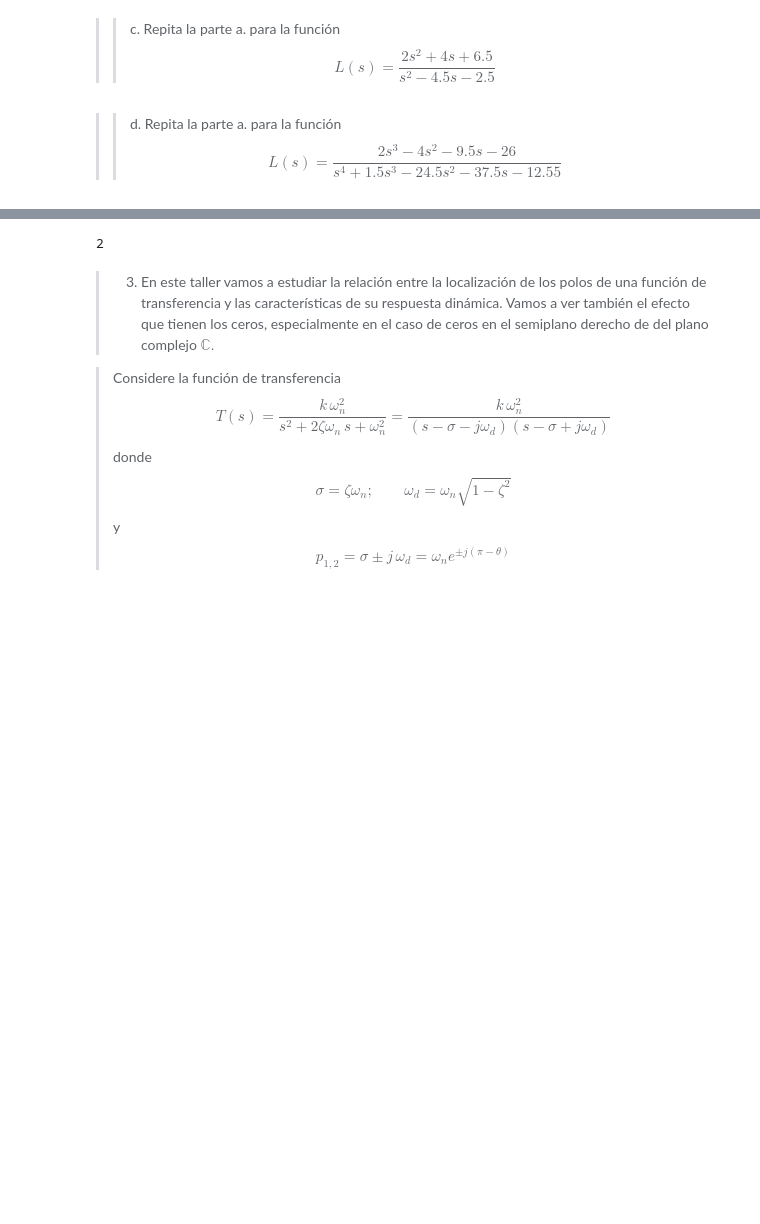
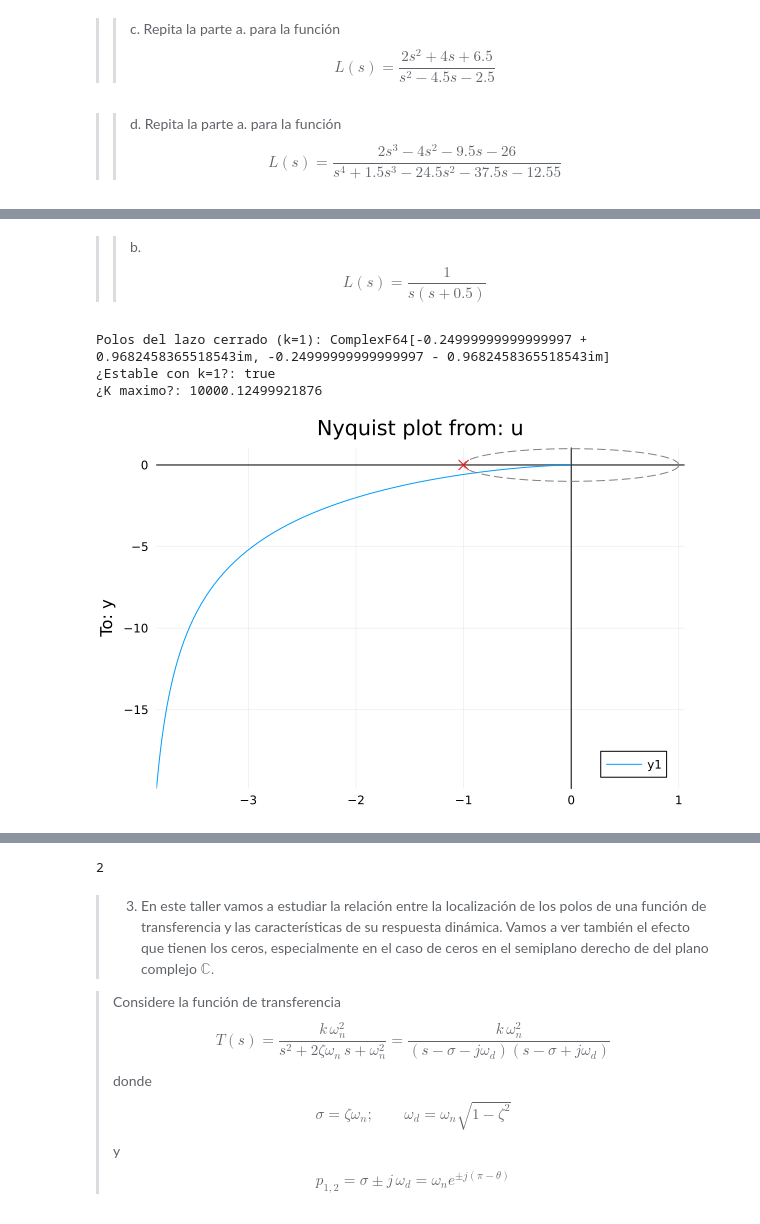
Before and after one commit to wabohorquezr/2025-II, a Jupyter notebook: Control/Tareas/TAREA_2/ctrl_25_1_tarea_2.ipynb, the cells around one changed output, grey strips where cells are left out. Saved outputs shown, nothing was run; the diff lists cells and outputs as text; code cells hidden in the pictures; blank space fills up the shorter version.

```diff
--- a/Control/Tareas/TAREA_2/ctrl_25_1_tarea_2.ipynb
+++ b/Control/Tareas/TAREA_2/ctrl_25_1_tarea_2.ipynb
@@ -210,0 +235,48 @@ nyquistplot(L, label="L(s)", color=:blue)
+# %% [markdown]
+>> b.
+$$
+ L(s)=\frac{1}{s(s+0.5)}
+$$
+# %%
+# Caso b
+using ControlSystems
+using Plots
+using LinearAlgebra
+using Statistics
+
+
+
+
+L_2b = zpk([],[0, -0.5],1)
+
+#  Diagrama de Nyquist para k = 1
+fig_2b = nyquistplot(L_2b; unit_circle=true)
+re_n, im_n, w = nyquistv(L_2b)
+mag = sqrt.(re_n.^2 + im_n.^2)
+phase = atan.(im_n, re_n) # en radianes
+
+# Sistema en lazo cerrado con k = 1
+G_2b = feedback(L_2b,1)
+
+# Ajustamos fase a rango -π a π
+phase_adj = map(x -> x < -π ? x + 2π : x, phase)
+
+# Encontrar índice más cercano a -π (o -180°)
+idx = findmin(abs.(phase_adj .+ π))[2]
+mag_crit = mag[idx]
+
+Kmax = 1/mag_crit
+
+
+println("Polos del lazo cerrado (k=1): ", poles(G_2b))
+println("¿Estable con k=1?: ", isstable(G_2b))
+println("¿K maximo?: ", Kmax)
+
+
+
+fig_2b
+# %% [output]
+Polos del lazo cerrado (k=1): ComplexF64[-0.24999999999999997 + 0.9682458365518543im, -0.24999999999999997 - 0.9682458365518543im]
+¿Estable con k=1?: true
+¿K maximo?: 10000.12499921876
+[figure, added]
```
Also changed, not shown: parts of 5 cells of this notebook.
